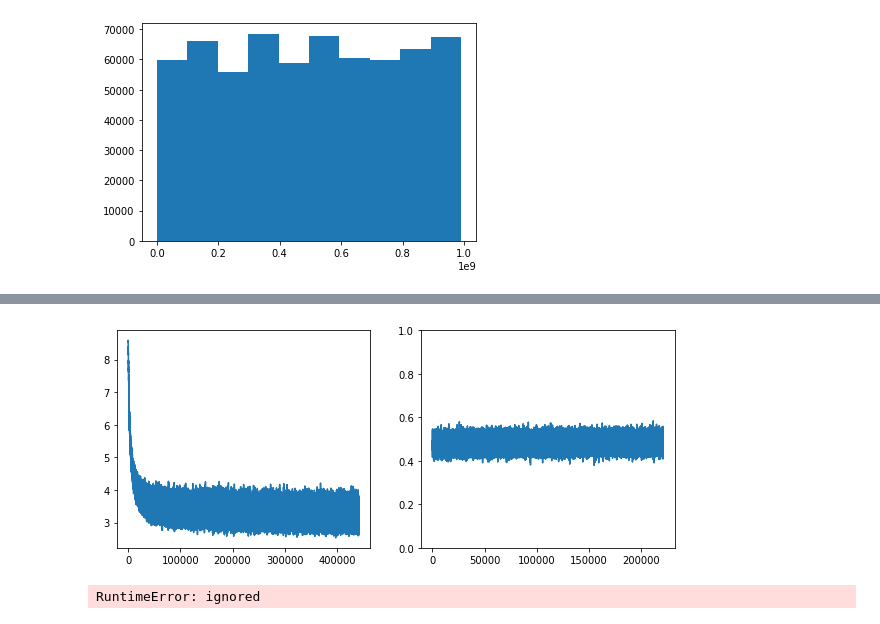
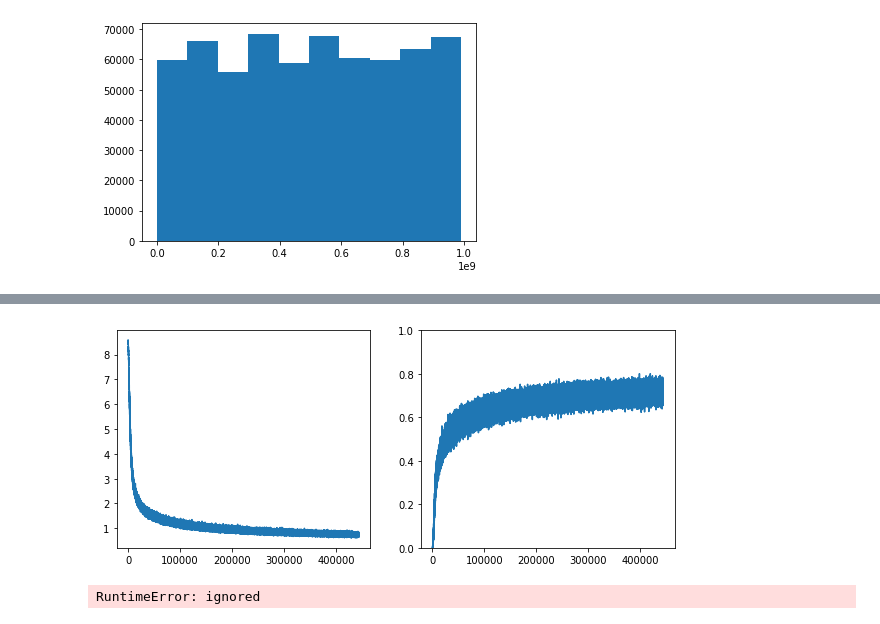
Before and after one commit to mdubouch/noise-gan, a Jupyter notebook: noise_info.ipynb, the cells around one changed output, grey strips where cells are left out. Cells and saved outputs as stored; diff of their text form; code cells hidden in the pictures.

```diff
--- a/noise_info.ipynb
+++ b/noise_info.ipynb
@@ -62,3 +62,5 @@ n_bunches = n_pot / 16e6
 print(n_bunches)
 # %% [output]
 61.9173999375
+# %%
+rconst = file['rconst_hit/rconst_hit'].array()
@@ -291,6 +363,6 @@ wire.shape, wx.shape
 # %%
 def define_sequences(seq_len):
-    train = wire
+    train = rconst_wire
     #train = (train - train.min(axis=1, keepdims=True)) / (train.max(axis=1, keepdims=True) - train.min(axis=1, keepdims=True)) * 2 - 1
 
     train = torch.from_numpy(train).unsqueeze(0).long()
@@ -319,6 +391,6 @@ torch.Size([3, 62815, 1]) torch.Size([1, 62815, 1])
 # %%
 def define_context(window_size):
-    train = wire
+    train = rconst_wire
     #train = torch.from_numpy(train).unsqueeze(0).long()
     words = []
     context = []
@@ -337,7 +409,7 @@ def define_context(window_size):
 
     return torch.from_numpy(words).cuda(), torch.from_numpy(context).cuda()
 
-context_size = 4
+context_size = 2
 words, context = define_context(context_size // 2)
 # %%
 print(words.shape, context.shape)
@@ -386,11 +458,10 @@ class LinearModel(nn.Module):
 class CBOWModel(nn.Module):
     def __init__(self, context_size):
         super().__init__()
-        self.embed_dims = 5
+        self.embed_dims = 7
         self.seq_len = context_size
         self.embed = nn.Embedding(num_embeddings=cum_n_wires[-1], embedding_dim=self.embed_dims)
         self.embed.weight.data.uniform_(-1,1)
-        self.act = nn.ReLU()
         self.lin1 = nn.Linear(context_size * self.embed_dims, cum_n_wires[-1], bias=False)
 
     def forward(self, x):
@@ -464,25 +535,25 @@ def do_training(model, epochs):
             ##print(loss.shape, loss)
             losses.append(loss.item())
 
-            if ((j+1) % 1000 == 0):
-                clear_output(wait=True)
-                print('-' * 89)
-                print("epoch: %d  progress: %f  train loss: %f  train acc: %f" % (n_epochs, (j+1) / (_train_x.shape[1] // batch_size), losses[-1], np.mean(acc[-1000:])))
+            #if ((j+1) % batch_size == 0):
+        clear_output(wait=True)
+        print('-' * 89)
+        print("epoch: %d  progress: %f  train loss: %f  train acc: %f" % (n_epochs, (j+1) / (_train_x.shape[1] // batch_size), losses[-1], np.mean(acc[-1000:])))
 
-                plt.figure(figsize=(10, 4))
-                plt.subplot(121)
-                plt.plot(losses)
-                #plt.yscale('log')
-                plt.subplot(122)
-                plt.plot(acc)
-                #plt.scatter(train[:,0,3].detach().cpu(), train[:,0,4].detach().cpu(), s=0.5)
-                #plt.scatter(out[:,0,3].detach().cpu(), out[:,0,4].detach().cpu(), s=3)
-                #plt.scatter(tgt[:,0,3].detach().cpu(), tgt[:,0,4].detach().cpu(), s=1)
-                plt.ylim(0, 1)
-                plt.show()
+        plt.figure(figsize=(10, 4))
+        plt.subplot(121)
+        plt.plot(losses)
+        #plt.yscale('log')
+        plt.subplot(122)
+        plt.plot(acc)
+        #plt.scatter(train[:,0,3].detach().cpu(), train[:,0,4].detach().cpu(), s=0.5)
+        #plt.scatter(out[:,0,3].detach().cpu(), out[:,0,4].detach().cpu(), s=3)
+        #plt.scatter(tgt[:,0,3].detach().cpu(), tgt[:,0,4].detach().cpu(), s=1)
+        plt.ylim(0, 1)
+        plt.show()
         n_epochs += 1
     return model
 
-_trained = do_training(model, 100)
+_trained = do_training(model, 1000)
 # %% [output]
 -----------------------------------------------------------------------------------------
@@ -490,2 +561,2 @@ epoch: 399  progress: 0.905797  train loss: 3.229048  train acc: 0.485141
-[figure, old version]
+[figure, new version]
 # %%
```
Also changed, not shown: parts of 42 cells of this notebook.
